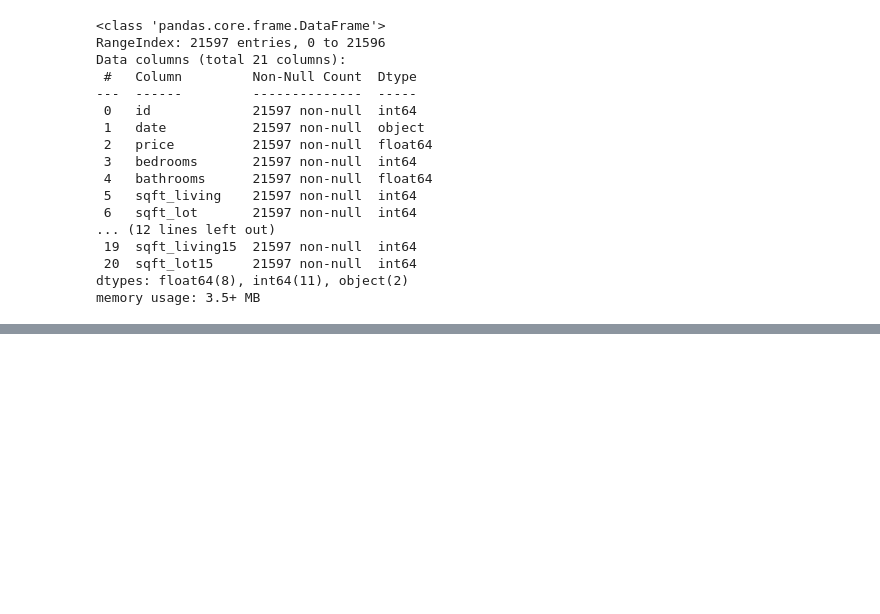
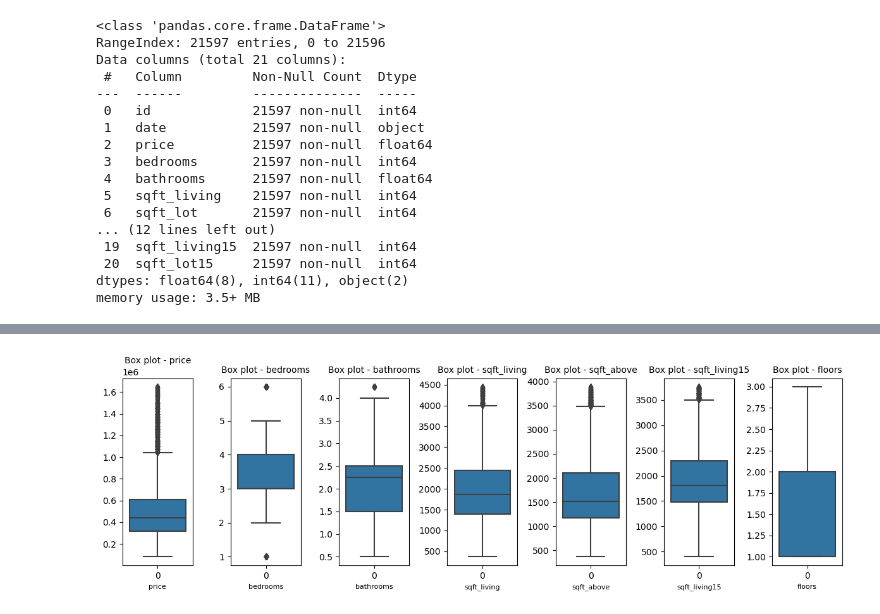
Before and after one commit to bourzat/group-2-phase-2-project, a Jupyter notebook: notebooks/Robert.ipynb, the cells around one changed output, grey strips where cells are left out. Cells and saved outputs as stored; diff of their text form; code cells hidden in the pictures; blank space fills up the shorter version.

```diff
--- a/notebooks/Robert.ipynb
+++ b/notebooks/Robert.ipynb
@@ -83,0 +355,12 @@ data.describe()
+# %%
+# Defining function to remove outliers from the subset
+def remove_outliers(data_subset):
+    '''removes entries with z-score above 3 for specific columns'''
+    variables = ['price','bedrooms', 'bathrooms', 'sqft_living', 'sqft_above', 'sqft_living15','floors']
+
+    for variable in variables:
+        data_subset= data_subset[np.abs(data_subset[variable]-data_subset[variable].mean()) <= (3*data_subset[variable].std())]
+
+    return data_subset
+#Removing the outliers which have a standard deviation greater than 3
+data_subset = remove_outliers(data_subset)
@@ -83,0 +376,21 @@ data.describe()
+# %%
+# Plotting to recheck for outliers in the dataset after cleaning
+# Define the columns for box plots
+columns = ['price', 'bedrooms', 'bathrooms', 'sqft_living', 'sqft_above', 'sqft_living15','floors']
+
+# Create subplots
+fig, axes = plt.subplots(nrows=1, ncols=len(columns), figsize=(12, 4))
+
+# Generate box plots for each column
+for i, column in enumerate(columns):
+    sns.boxplot(data= data_subset[column], ax=axes[i])
+    axes[i].set_title(f'Box plot - {column}', fontsize=10)
+    axes[i].set_xlabel(column, fontsize=8)
+
+# Adjust the layout and spacing
+plt.tight_layout()
+
+# Display the plots
+plt.show()
+# %% [output]
+[figure, added]
```
Also changed, not shown: parts of 34 cells of this notebook.
